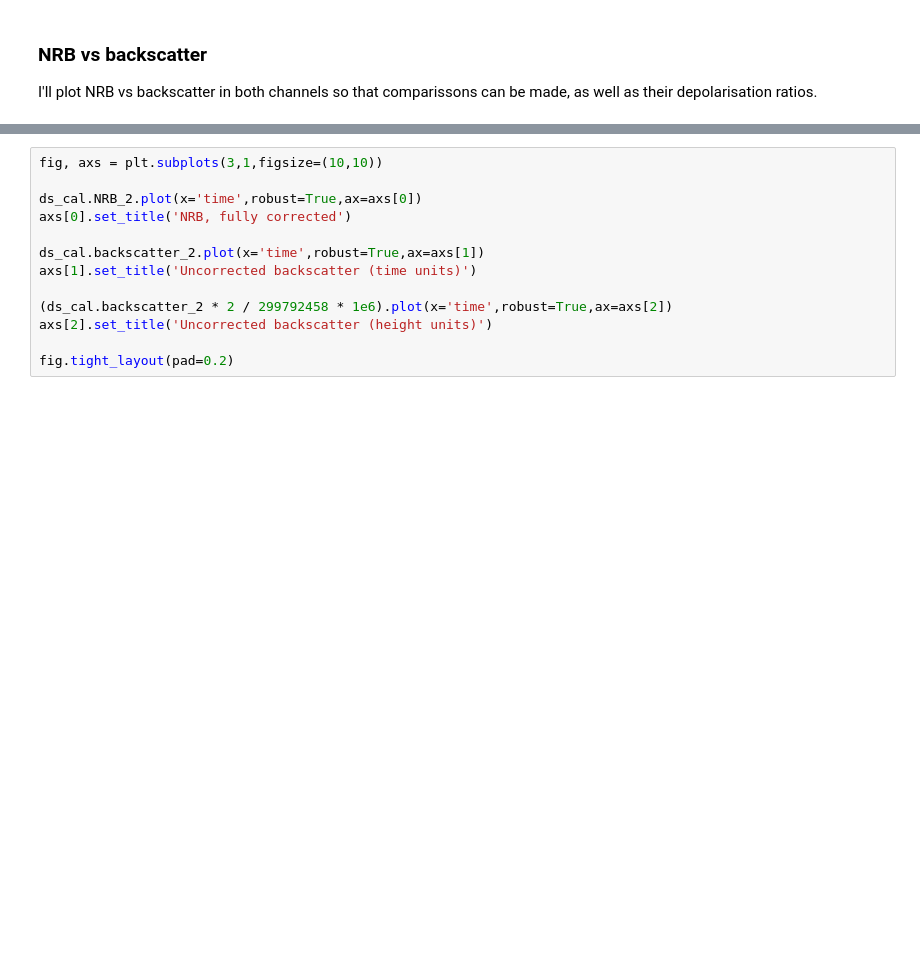
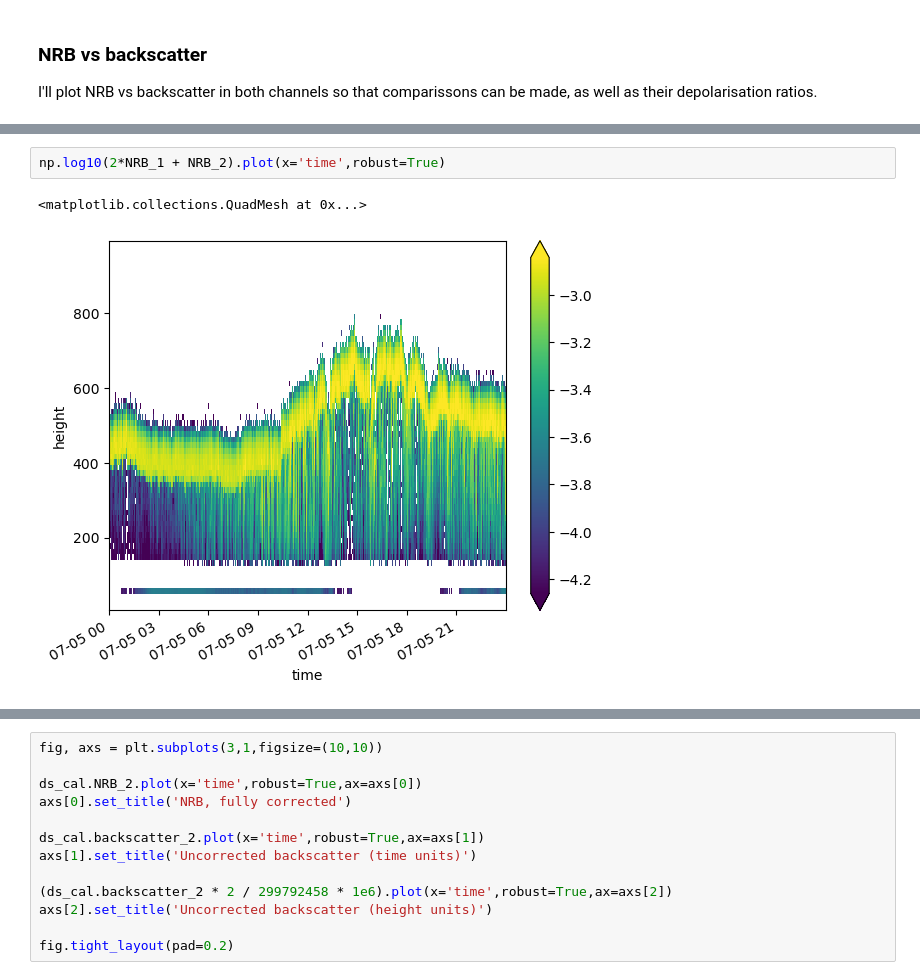
Before and after one commit to DAndrewA/mplgz2ingested, a Jupyter notebook: test_calibrate_ingested.ipynb, the cells around one changed output, grey strips where cells are left out. Saved outputs shown, nothing was run; the diff lists cells and outputs as text; blank space fills up the shorter version.

```diff
--- a/test_calibrate_ingested.ipynb
+++ b/test_calibrate_ingested.ipynb
@@ -184,3 +186,8 @@ fig.tight_layout(pad=0.3)
+# %%
+np.log10(2*NRB_1 + NRB_2).plot(x='time',robust=True)
+# %% [output]
+<matplotlib.collections.QuadMesh at 0x...>
+[figure, added]
 # %%
 fig, axs = plt.subplots(4,1,figsize=(10,12))
 
```
Also changed, not shown: parts of 6 cells of this notebook, 1 other file.
